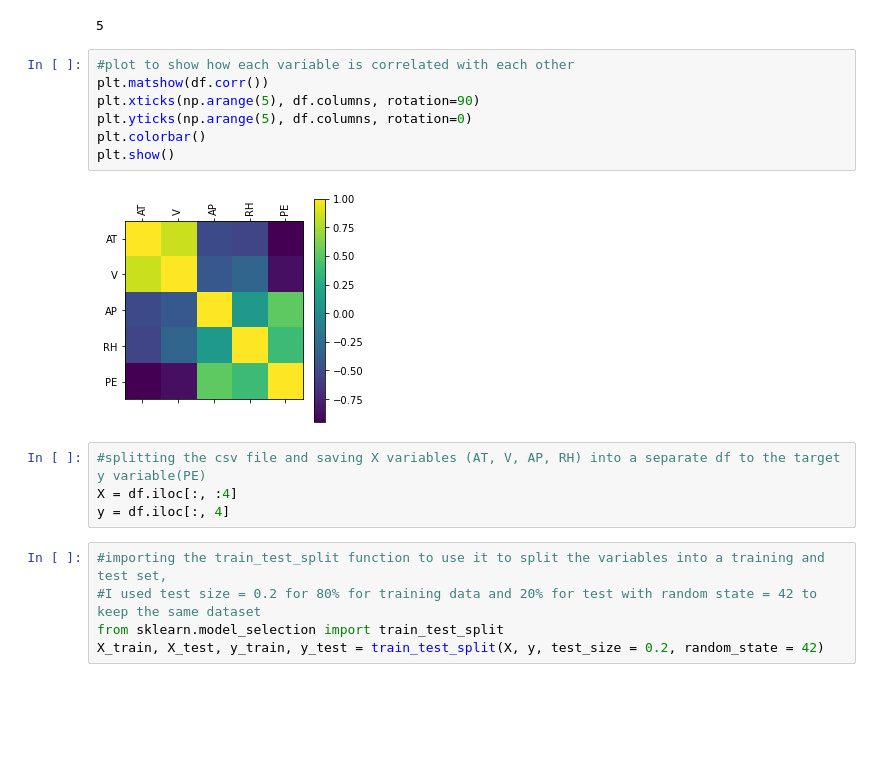
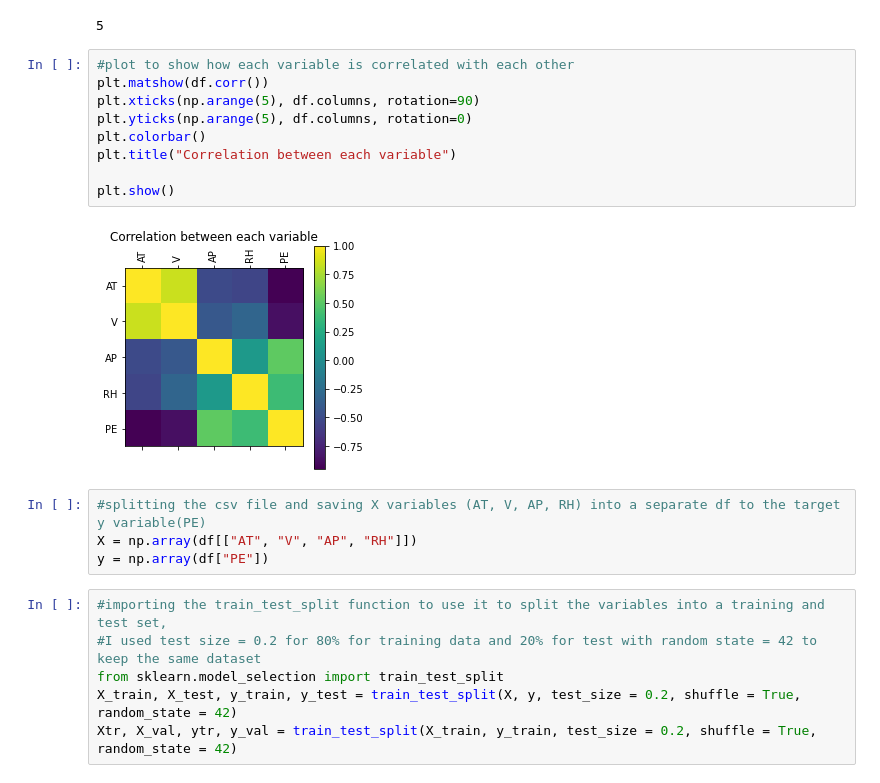
Before and after one commit to Courtsy/Intro-to-AI, a Jupyter notebook: AICoursework.ipynb, the cells around one changed output. Cells and saved outputs as stored; diff of their text form; blank space fills up the shorter version.

```diff
--- a/AICoursework.ipynb
+++ b/AICoursework.ipynb
@@ -22,18 +22,21 @@ print(len(df.columns))
 # %%
 #plot to show how each variable is correlated with each other
 plt.matshow(df.corr())
 plt.xticks(np.arange(5), df.columns, rotation=90)
 plt.yticks(np.arange(5), df.columns, rotation=0)
 plt.colorbar()
+plt.title("Correlation between each variable")
+
 plt.show()
 # %% [output]
-[figure, old version]
+[figure, new version]
 # %%
 #splitting the csv file and saving X variables (AT, V, AP, RH) into a separate df to the target y variable(PE)
-X = df.iloc[:, :4]
-y = df.iloc[:, 4]
+X = np.array(df[["AT", "V", "AP", "RH"]])
+y = np.array(df["PE"])
 # %%
 #importing the train_test_split function to use it to split the variables into a training and test set,
 #I used test size = 0.2 for 80% for training data and 20% for test with random state = 42 to keep the same dataset
 from sklearn.model_selection import train_test_split
-X_train, X_test, y_train, y_test = train_test_split(X, y, test_size = 0.2, random_state = 42)
+X_train, X_test, y_train, y_test = train_test_split(X, y, test_size = 0.2, shuffle = True, random_state = 42)
+Xtr, X_val, ytr, y_val = train_test_split(X_train, y_train, test_size = 0.2, shuffle = True, random_state = 42)
```
Also changed, not shown: parts of 19 cells of this notebook.
